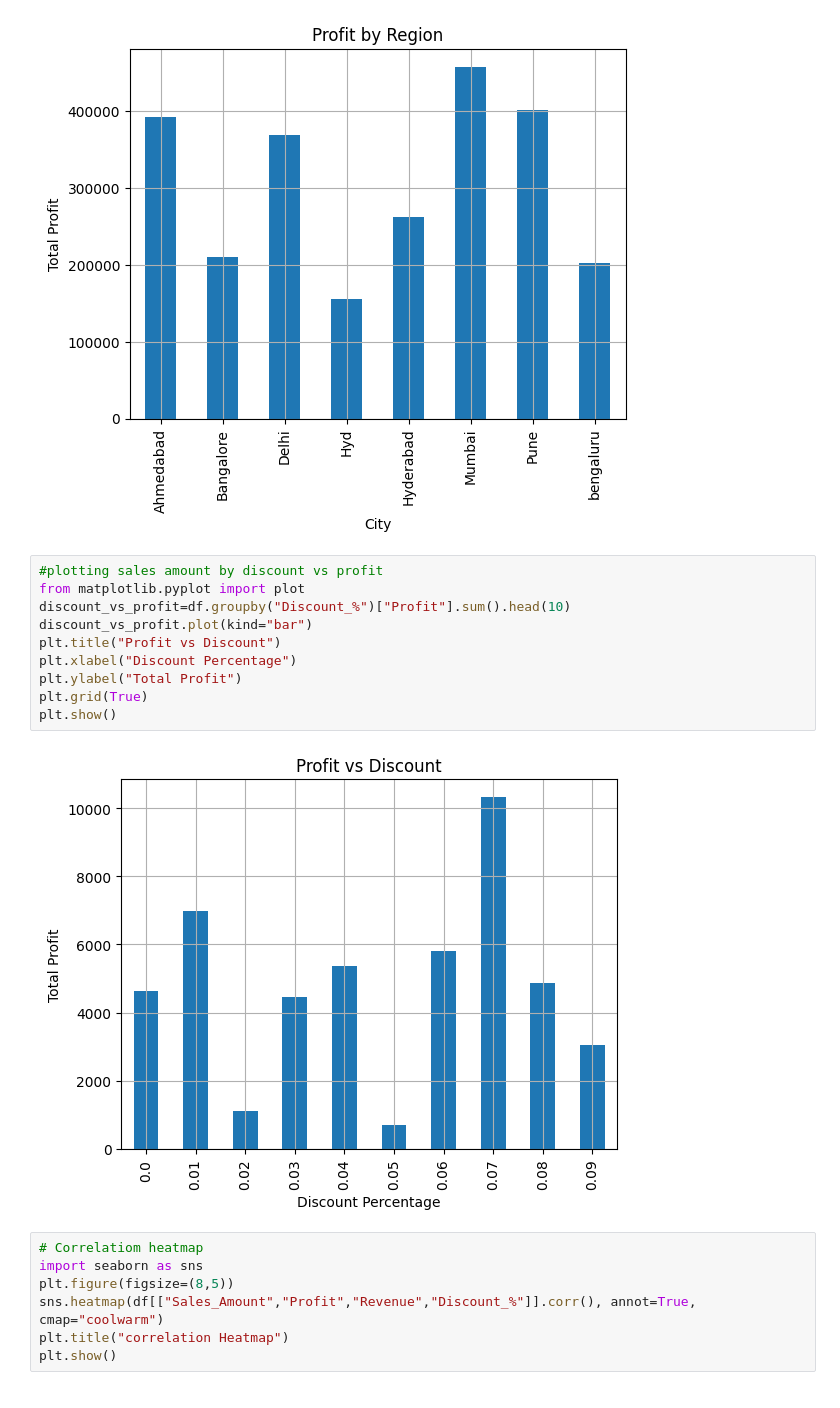
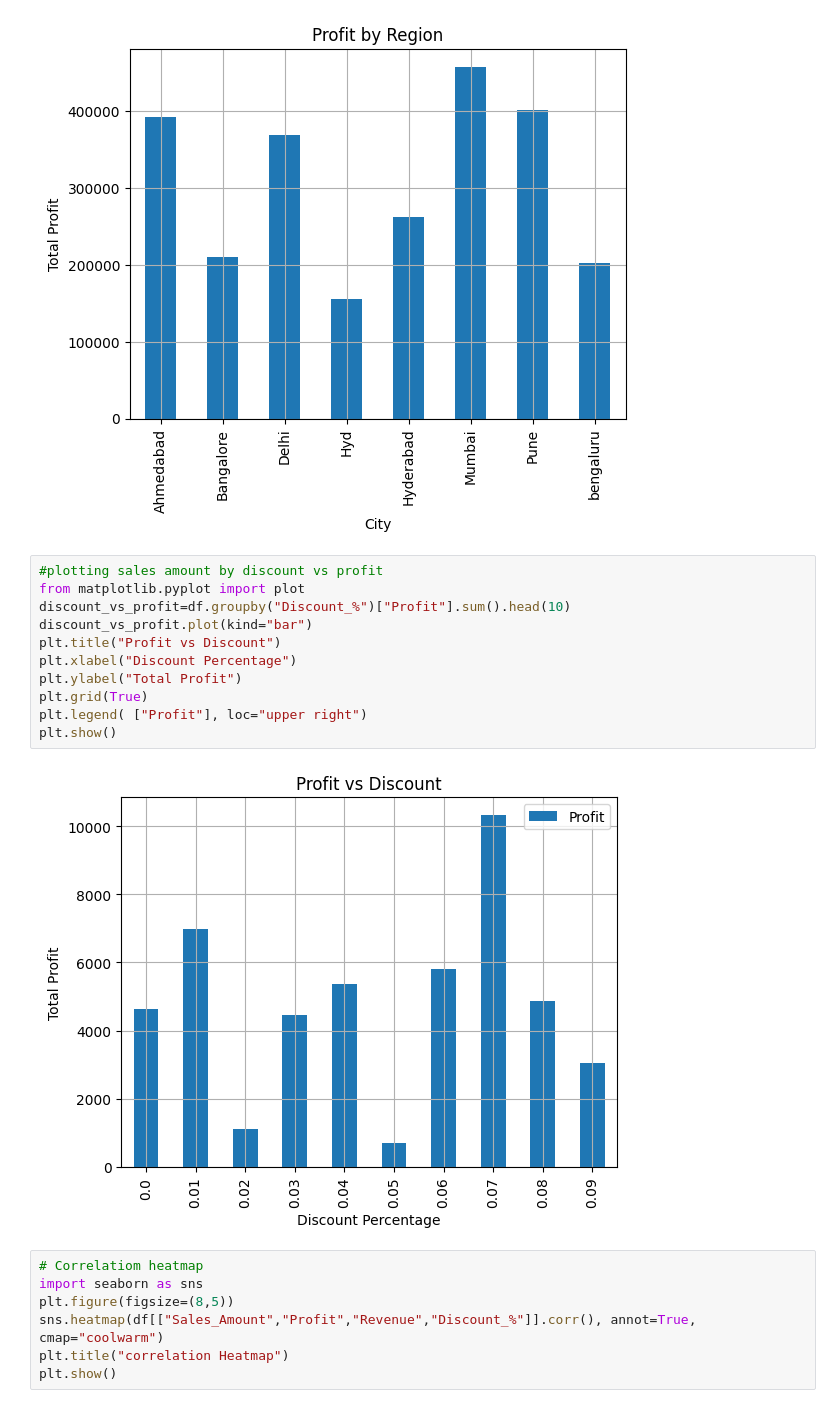
Before and after one commit to pratiksha-2410/Sales-Performance-Analysis, a Jupyter notebook: sales performance analyzer.ipynb, the cells around one changed output. Cells and saved outputs as stored; diff of their text form.

```diff
--- a/sales performance analyzer.ipynb
+++ b/sales performance analyzer.ipynb
@@ -409,15 +409,16 @@ plt.show()
 # %%
 #plotting sales amount by discount vs profit
 from matplotlib.pyplot import plot
 discount_vs_profit=df.groupby("Discount_%")["Profit"].sum().head(10)
 discount_vs_profit.plot(kind="bar")
 plt.title("Profit vs Discount")
 plt.xlabel("Discount Percentage")
 plt.ylabel("Total Profit")
 plt.grid(True)
+plt.legend( ["Profit"], loc="upper right")
 plt.show()
 # %% [output]
-[figure, old version]
+[figure, new version]
 # %%
 # Correlatiom heatmap
 import seaborn as sns
```
Also changed, not shown: 2 other files.
